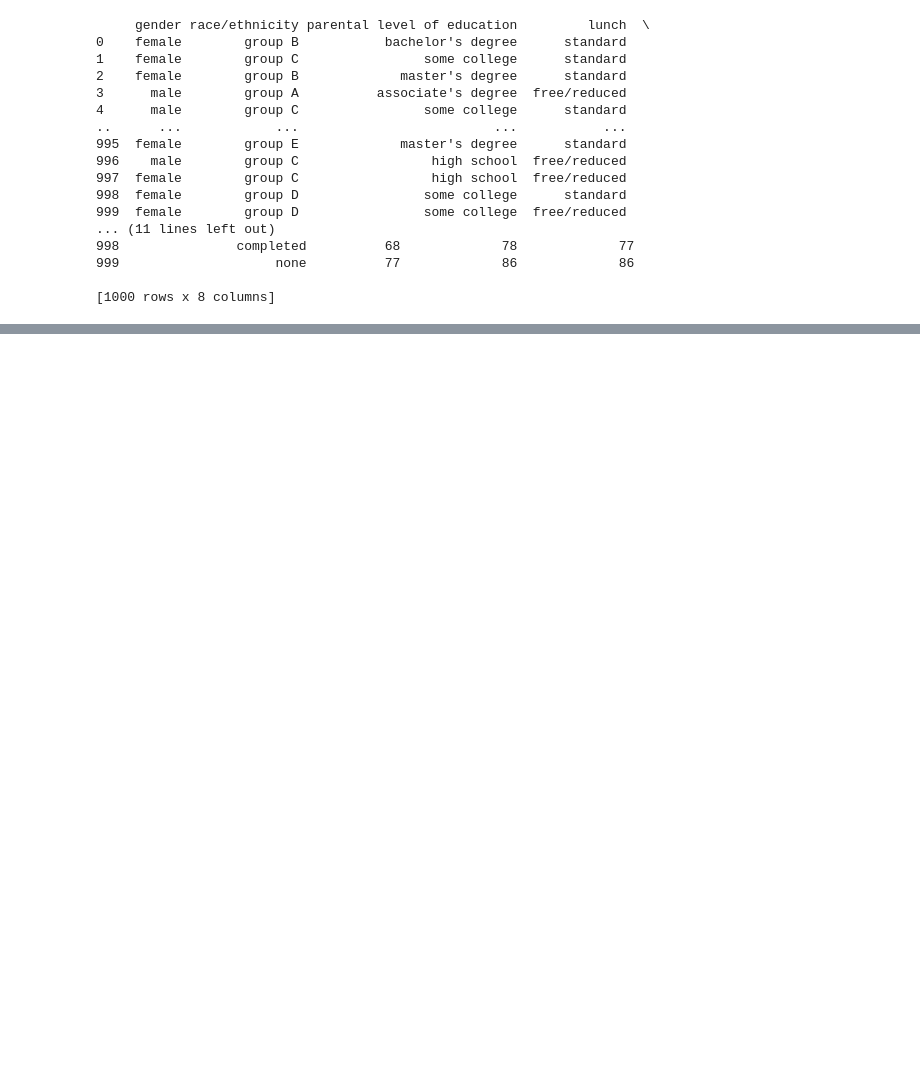
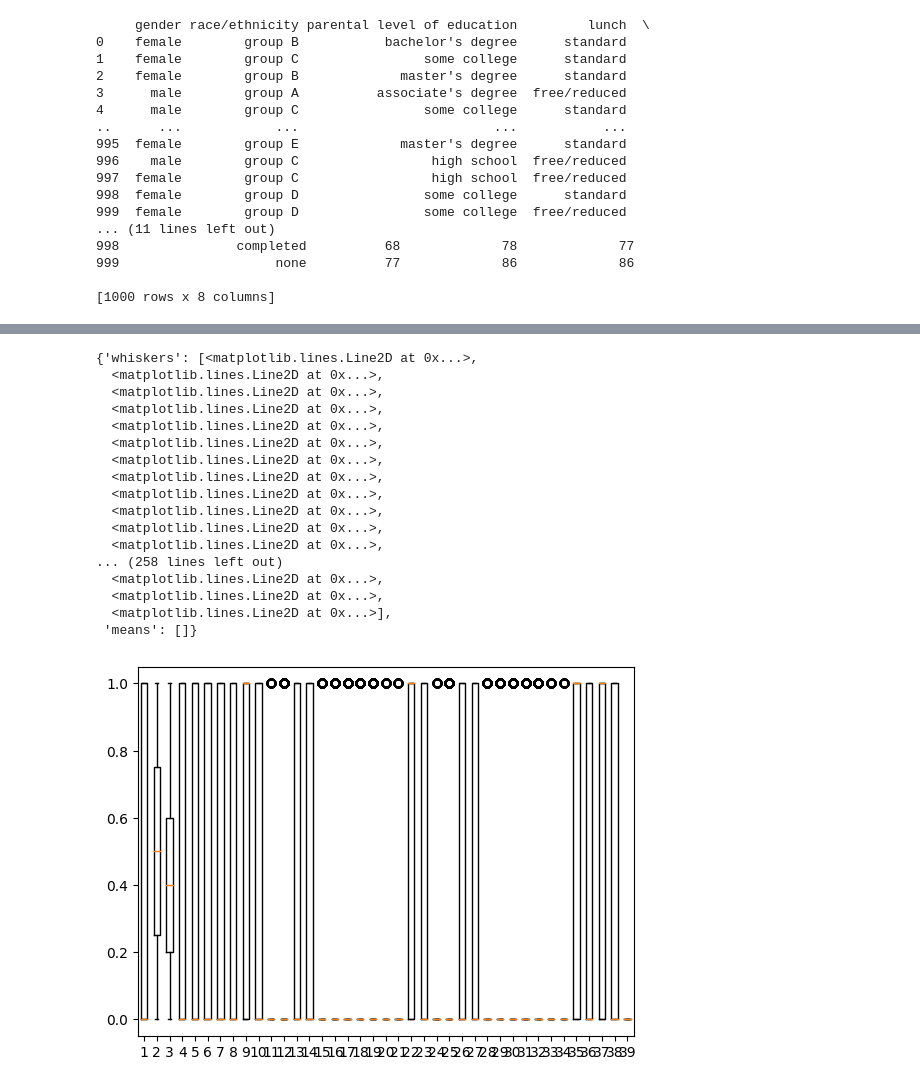
Before and after one commit to JatsaCantWin/msc_machine-learning, a Jupyter notebook: ExamResultPrediction.ipynb, the cells around one changed output, grey strips where cells are left out. Saved outputs shown, nothing was run; the diff lists cells and outputs as text; code cells hidden in the pictures; blank space fills up the shorter version.

Commit message:
feat: initial preprocessing

```diff
--- a/ExamResultPrediction.ipynb
+++ b/ExamResultPrediction.ipynb
@@ -35,0 +109,7 @@ for category in categories:
+# %%
+Q1 = df["math score"].quantile(0.25)
+Q3 = df["math score"].quantile(0.75)
+IQR = Q3 - Q1
+threshold = Q3 + 1.5*IQR
+
+df = df[df["math score"] < threshold]
@@ -36,2 +128,2 @@ for category in categories:
 # %%
-df['math score discretized'] = df['math score'].apply(lambda x: 1 if x >= 75 else 0)
+df['math score discretized'] = df['math score'].apply(lambda x: 1 if x >= 50 else 0)
@@ -57,0 +152,26 @@ print(df)
+# %%
+import sklearn
+from sklearn.preprocessing import minmax_scale
+
+df_norm = minmax_scale(df, axis=0)
+# %%
+plt.boxplot(df_norm)
+# %% [output]
+{'whiskers': [<matplotlib.lines.Line2D at 0x...>,
+  <matplotlib.lines.Line2D at 0x...>,
+  <matplotlib.lines.Line2D at 0x...>,
+  <matplotlib.lines.Line2D at 0x...>,
+  <matplotlib.lines.Line2D at 0x...>,
+  <matplotlib.lines.Line2D at 0x...>,
+  <matplotlib.lines.Line2D at 0x...>,
+  <matplotlib.lines.Line2D at 0x...>,
+  <matplotlib.lines.Line2D at 0x...>,
+  <matplotlib.lines.Line2D at 0x...>,
+  <matplotlib.lines.Line2D at 0x...>,
+  <matplotlib.lines.Line2D at 0x...>,
+... (258 lines left out)
+  <matplotlib.lines.Line2D at 0x...>,
+  <matplotlib.lines.Line2D at 0x...>,
+  <matplotlib.lines.Line2D at 0x...>],
+ 'means': []}
+[figure, added]
```
Also changed, not shown: parts of 13 cells of this notebook.
